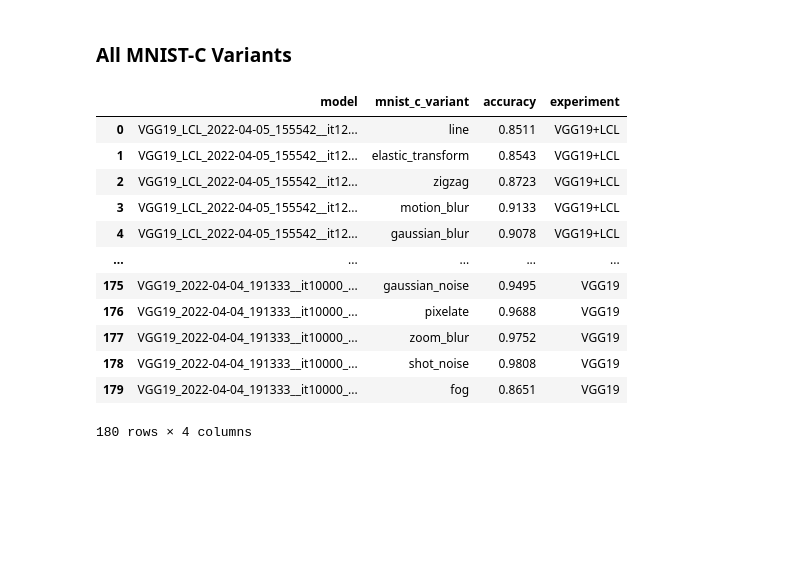
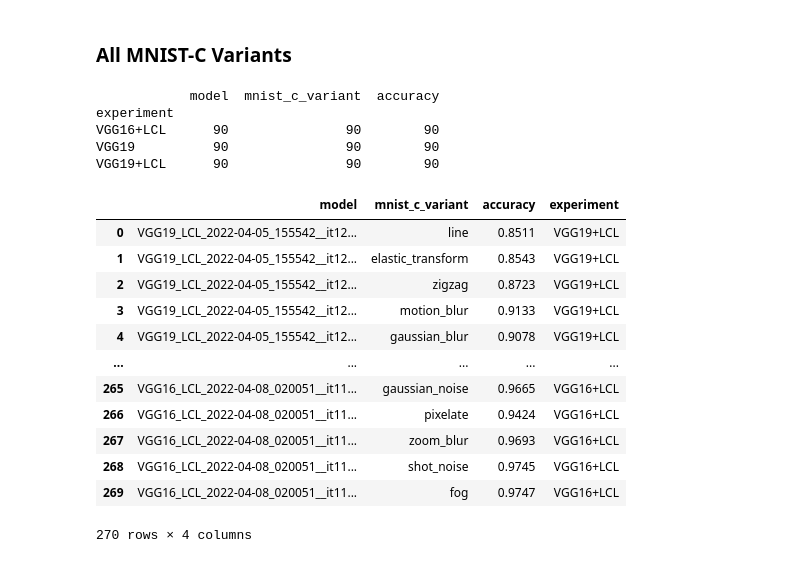
Before and after one commit to edualc/mt_object_recognition, a Jupyter notebook: ExperimentOverview.ipynb, the cells around one changed output. Drawn from its saved outputs; the diff is of its cells as text; code cells hidden in the pictures; blank space fills up the shorter version.

```diff
--- a/ExperimentOverview.ipynb
+++ b/ExperimentOverview.ipynb
@@ -374,28 +361,45 @@ VGG19_LCL_2022-04-06_023811__it16250_e3.pt
 # %%
 import pandas as pd
 df_lcl = pd.read_csv('mnist_c__lcl.csv')
+df_lcl['experiment'] = 'VGG19+LCL'
+
 df_vgg = pd.read_csv('mnist_c__vggonly.csv')
-
-df_lcl['experiment'] = 'VGG19+LCL'
 df_vgg['experiment'] = 'VGG19'
 
-df = df_lcl.append(df_vgg).reset_index()
+df_vgg16_1 = pd.read_csv('mnist_c__vgg16_lcl01.csv')
+df_vgg16_1['experiment'] = 'VGG16+LCL'
+df_vgg16_2 = pd.read_csv('mnist_c__vgg16_lcl23.csv')
+df_vgg16_2['experiment'] = 'VGG16+LCL'
+df_vgg16_3 = pd.read_csv('mnist_c__vgg16_lcl45.csv')
+df_vgg16_3['experiment'] = 'VGG16+LCL'
+
+
+df = df_lcl.append(df_vgg)
+df = df.append(df_vgg16_1)
+df = df.append(df_vgg16_2)
+df = df.append(df_vgg16_3).reset_index()
 df = df[['model','mnist_c_variant','accuracy','experiment']]
+print(df.groupby(['experiment']).count())
 df
 # %% [output]
+            model  mnist_c_variant  accuracy
+experiment
+VGG16+LCL      90               90        90
+VGG19          90               90        90
+VGG19+LCL      90               90        90
 |  | model | mnist_c_variant | accuracy | experiment |
 | 0 | VGG19_LCL_2022-04-05_155542__it12... | line | 0.8511 | VGG19+LCL |
 | 1 | VGG19_LCL_2022-04-05_155542__it12... | elastic_transform | 0.8543 | VGG19+LCL |
 | 2 | VGG19_LCL_2022-04-05_155542__it12... | zigzag | 0.8723 | VGG19+LCL |
 | 3 | VGG19_LCL_2022-04-05_155542__it12... | motion_blur | 0.9133 | VGG19+LCL |
 | 4 | VGG19_LCL_2022-04-05_155542__it12... | gaussian_blur | 0.9078 | VGG19+LCL |
 | ... | ... | ... | ... | ... |
-| 175 | VGG19_2022-04-04_191333__it10000_... | gaussian_noise | 0.9495 | VGG19 |
-| 176 | VGG19_2022-04-04_191333__it10000_... | pixelate | 0.9688 | VGG19 |
-| 177 | VGG19_2022-04-04_191333__it10000_... | zoom_blur | 0.9752 | VGG19 |
-| 178 | VGG19_2022-04-04_191333__it10000_... | shot_noise | 0.9808 | VGG19 |
-| 179 | VGG19_2022-04-04_191333__it10000_... | fog | 0.8651 | VGG19 |
+| 265 | VGG16_LCL_2022-04-08_020051__it11... | gaussian_noise | 0.9665 | VGG16+LCL |
+| 266 | VGG16_LCL_2022-04-08_020051__it11... | pixelate | 0.9424 | VGG16+LCL |
+| 267 | VGG16_LCL_2022-04-08_020051__it11... | zoom_blur | 0.9693 | VGG16+LCL |
+| 268 | VGG16_LCL_2022-04-08_020051__it11... | shot_noise | 0.9745 | VGG16+LCL |
+| 269 | VGG16_LCL_2022-04-08_020051__it11... | fog | 0.9747 | VGG16+LCL |
-180 rows × 4 columns
+270 rows × 4 columns
 # %%
 df_mean = df.groupby(['mnist_c_variant', 'experiment']).mean()['accuracy']
 df_std = df.groupby(['mnist_c_variant', 'experiment']).std()['accuracy']
```
Also changed, not shown: parts of 12 cells of this notebook, 17 other files.
